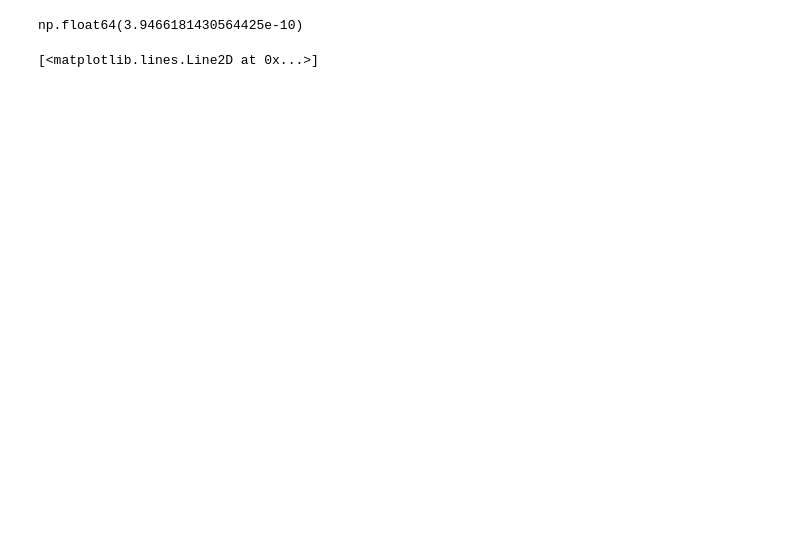
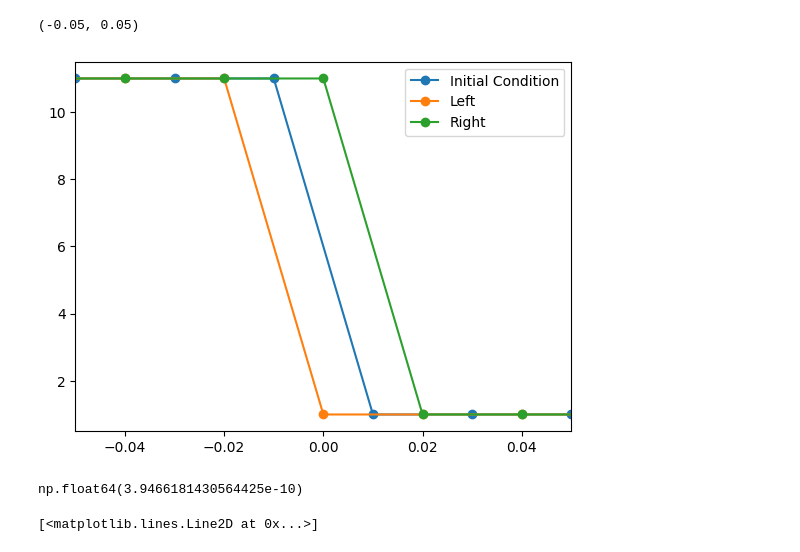
Before and after one commit to Jimbo-Coder/PyFluid, a Jupyter notebook: main_mhd.ipynb, the cells around one changed output. Cells and saved outputs as stored; diff of their text form; code cells hidden in the pictures; blank space fills up the shorter version.

```diff
--- a/main_mhd.ipynb
+++ b/main_mhd.ipynb
@@ -1177,5 +1212,56 @@ Mean Advection Outer Steps = 4.90000e+00
 # %%
-def wenorecon(uvecf, pvecintL, )
+state.Uvecs[0,0,:]
+state.weno_eps = 1e-7
+def LRreconV_weno4(vvecf, vvecintLf, vvecintRf):
+    gf_Imm = vvecf[:, state.ng-3:-(state.ng+1)]  # v_{i-3}
+    gf_Im = vvecf[:, state.ng-2:-(state.ng)]   # v_{i-2}
+    gf_I = vvecf[:, state.ng-1:-(state.ng-1)]
+    gf_Ip = vvecf[:, state.ng:state.outeri]     # v_{i+1}
+    gf_Ipp = vvecf[:, state.ng+1:state.outeri3]  # v_{i+2}
+
+    betaZ0 = (13/12) * (gf_Imm - 2*gf_Im + gf_I)**2 \
+        + (1/4) * (gf_Imm - 4*gf_Im + 3*gf_I)**2
+    betaZ1 = (13/12) * (gf_Im - 2*gf_I + gf_Ip)**2 \
+        + (1/4) * (gf_Im - gf_Ip)**2
+    betaZ2  = (13/12) * (gf_I - 2*gf_Ip + gf_Ipp)**2 \
+        + (1/4) * (3*gf_I - 4*gf_Ip + gf_Ipp)**2
+    tau5 = np.abs(betaZ0 - betaZ2)
+    aux_alphaZ0 = 1.0 + tau5 /  (state.weno_eps + betaZ0)
+    aux_alphaZ1 = 6.0 + tau5 /  (state.weno_eps + betaZ1)
+    aux_alphaZ2 = 3.0 + tau5 /  (state.weno_eps + betaZ2)
+    weight = np.array([3.0, 6.0, 1.0])/10.0
+    alphaZ0m = aux_alphaZ0 * weight[0]
+    alphaZ1m = aux_alphaZ1 * weight[1]
+    alphaZ2m = aux_alphaZ2 * weight[2]
+    alphaZ0p = aux_alphaZ0 * weight[2]
+    alphaZ1p = aux_alphaZ1 * weight[1]
+    alphaZ2p = aux_alphaZ2 * weight[0]
+    sum_alphaZm = alphaZ0m + alphaZ1m + alphaZ2m
+    sum_alphaZp = alphaZ0p + alphaZ1p + alphaZ2p
+    omegaZ0m = alphaZ0m / sum_alphaZm
+    omegaZ1m = alphaZ1m / sum_alphaZm
+    omegaZ2m = alphaZ2m / sum_alphaZm
+    omegaZ0p = alphaZ0p / sum_alphaZp
+    omegaZ1p = alphaZ1p / sum_alphaZp
+    omegaZ2p = alphaZ2p / sum_alphaZp
+    vvecintLf[...] = ((omegaZ2m / 6.0) * (2.0 * gf_Ipp - 7.0 * gf_Ip + 11.0 * gf_I) +\
+                     (omegaZ1m / 6.0) * (-1.0 * gf_Ip + 5.0 * gf_I + 2.0 * gf_Im)  +\
+                     (omegaZ0m / 6.0) * (2.0 * gf_I + 5.0 * gf_Im - 1.0 * gf_Imm))[:, 1:]
+    vvecintRf[...] = ((omegaZ0p / 6.0) * (2.0 * gf_Imm - 7.0 * gf_Im + 11.0 * gf_I) +\
+                     (omegaZ1p / 6.0) * (-1.0 * gf_Im + 5.0 * gf_I + 2.0 * gf_Ip) +\
+                     (omegaZ2p / 6.0) * (2.0 * gf_I + 5.0 * gf_Ip - 1.0 * gf_Ipp))[:, :-1]
+
+
+#LRreconV_weno4(state.Pvecs[0,], state.PvecintL, state.PvecintR)
+
+plt.plot(state.xg, state.Pvecs[0,4,:],'-o', label='Initial Condition')
+plt.plot(state.xgi, state.PvecintL[4,:],'-o', label='Left')
+plt.plot(state.xgi, state.PvecintR[4,:],'-o', label='Right')
+plt.legend()
+plt.xlim(-0.05,0.05)
+# %% [output]
+(-0.05, 0.05)
+[figure, added]
 # %%
 state.hardreset_state()
 state.apply_ics()
```
Also changed, not shown: parts of 2 cells of this notebook.
